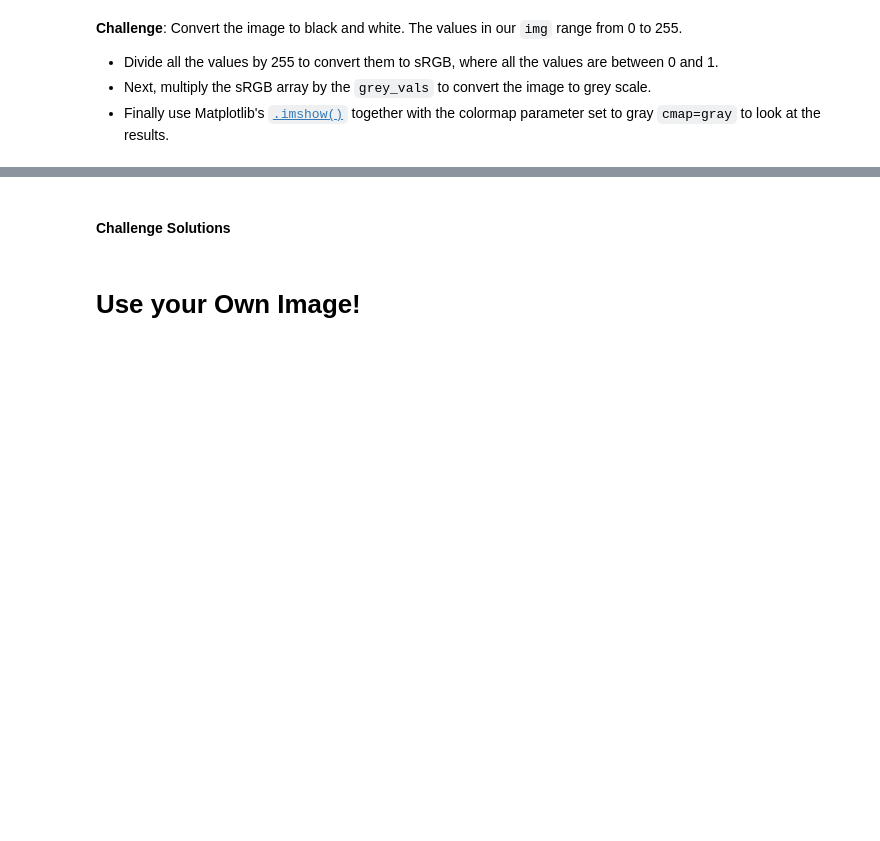
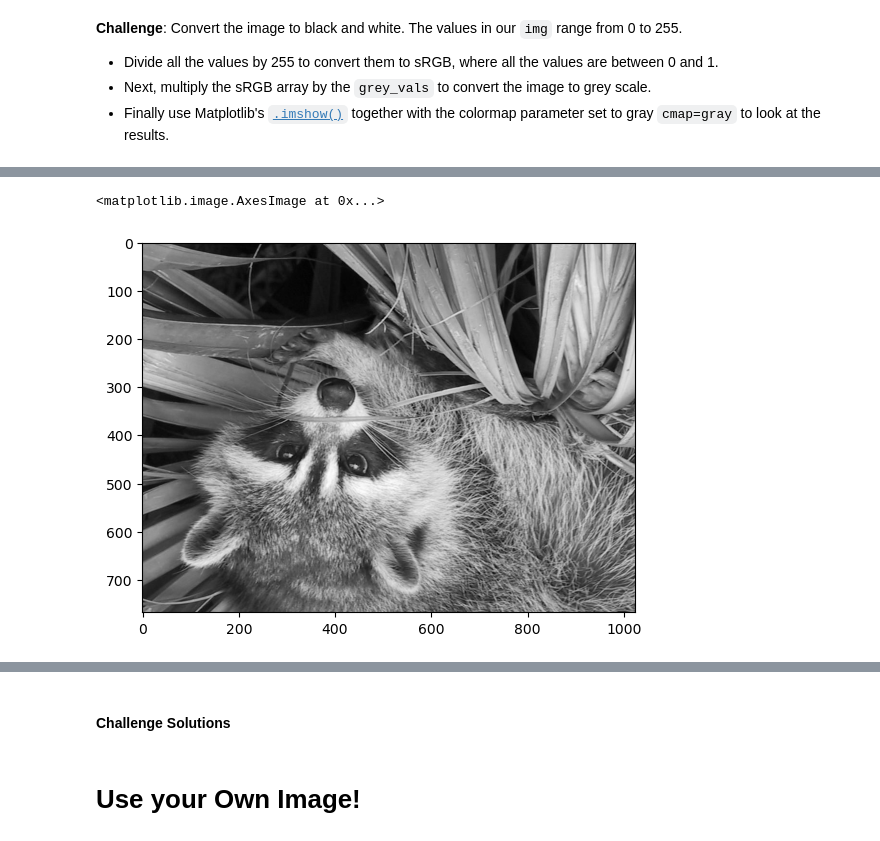
Before and after one commit to whoismacy/numpy, a Jupyter notebook: Computation with NumPy (start)/Computation_with_NumPy_and_N_Dimensional_Arrays_(start).ipynb, the cells around one changed output, grey strips where cells are left out. Cells and saved outputs as stored; diff of their text form; code cells hidden in the pictures; blank space fills up the shorter version.

```diff
--- a/Computation with NumPy (start)/Computation_with_NumPy_and_N_Dimensional_Arrays_(start).ipynb
+++ b/Computation with NumPy (start)/Computation_with_NumPy_and_N_Dimensional_Arrays_(start).ipynb
@@ -233,3 +260,9 @@ grey_vals = np.array([0.2126, 0.7152, 0.0722])
 3) Invert (i.e., solarize) the colour image. To do this you need to converting all the pixels to their "opposite" value, so black (0) becomes white (255).
 
 <img src=https://i.imgur.com/cfFbuex.png>
+# %%
+up_grey_image = np.flip(grey_image)
+plt.imshow(up_grey_image, cmap='gray')
+# %% [output]
+<matplotlib.image.AxesImage at 0x...>
+[figure, added]
```
Also changed, not shown: parts of 15 cells of this notebook.
